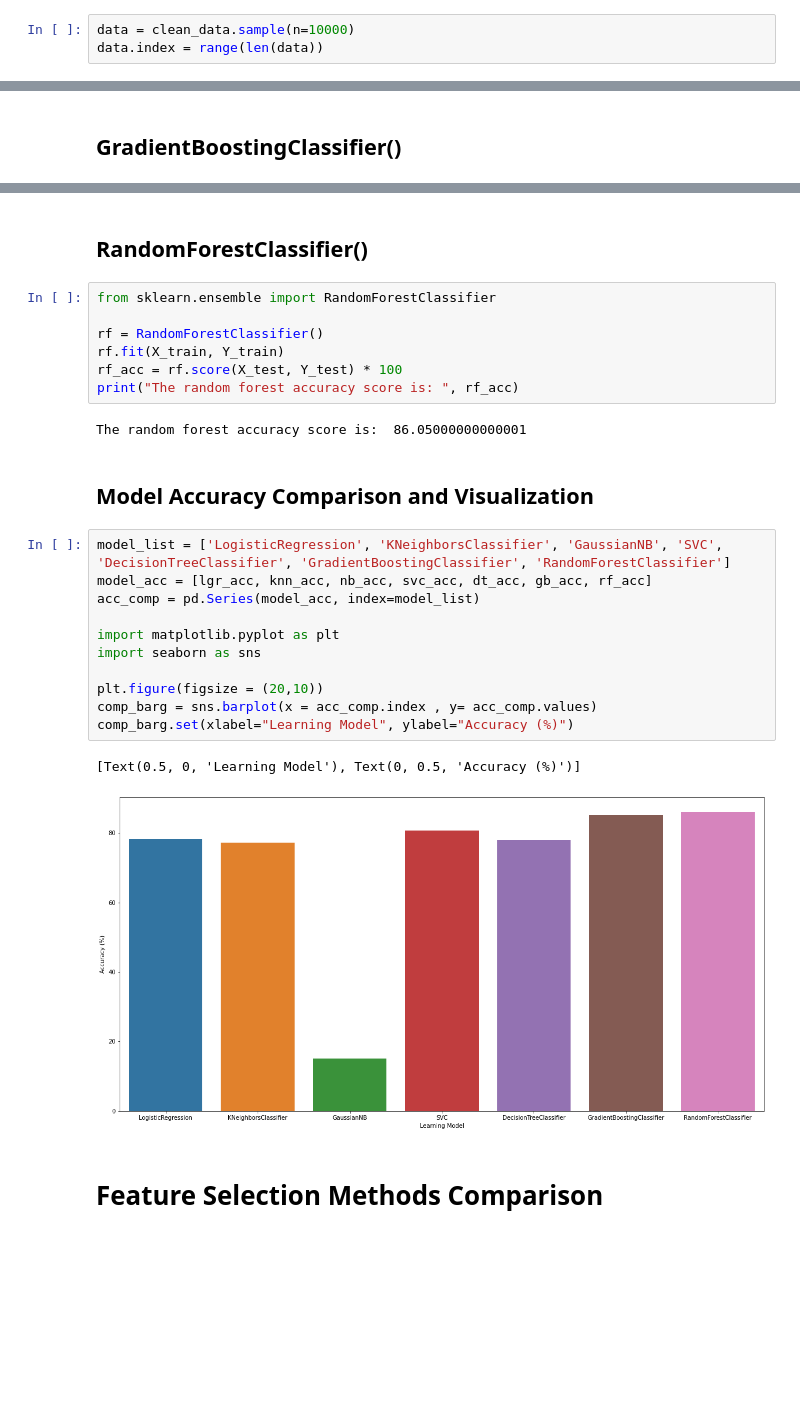
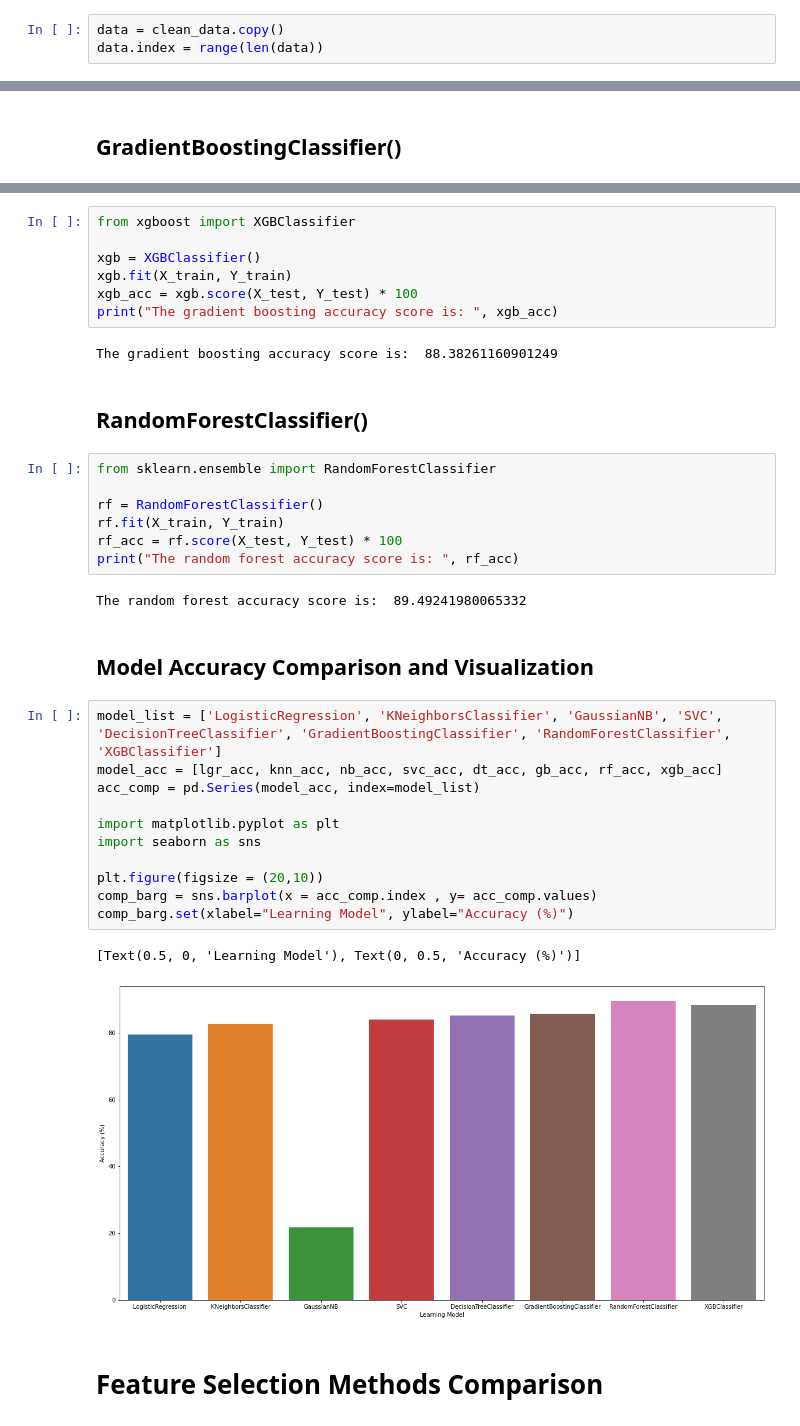
Before and after one commit to ajaivasudeve/jupyter_notebooks, a Jupyter notebook: hotel_booking/hotel_booking.ipynb, the cells around one changed output, grey strips where cells are left out. Saved outputs shown, nothing was run; the diff lists cells and outputs as text; blank space fills up the shorter version.

Commit message:
hotel_booking: add XGBClassifier and remove sampling
Signed-off-by: ajaivasudeve <ajaivasudeve@gmail.com>

```diff
--- a/hotel_booking/hotel_booking.ipynb
+++ b/hotel_booking/hotel_booking.ipynb
@@ -78,5 +78,5 @@ clean_data['company'].fillna(value=0, inplace=True)
 # %%
-data = clean_data.sample(n=10000)
+data = clean_data.copy()
 data.index = range(len(data))
 # %% [markdown]
 ### Convert month name to month number
@@ -358,3 +360,12 @@ The gradient boosting accuracy score is:  85.2
+# %%
+from xgboost import XGBClassifier
+
+xgb = XGBClassifier()
+xgb.fit(X_train, Y_train)
+xgb_acc = xgb.score(X_test, Y_test) * 100
+print("The gradient boosting accuracy score is: ", xgb_acc)
+# %% [output]
+The gradient boosting accuracy score is:  88.38261160901249
 # %% [markdown]
 ## RandomForestClassifier()
 # %%
@@ -365,23 +376,23 @@ rf.fit(X_train, Y_train)
 rf_acc = rf.score(X_test, Y_test) * 100
 print("The random forest accuracy score is: ", rf_acc)
 # %% [output]
-The random forest accuracy score is:  86.05000000000001
+The random forest accuracy score is:  89.49241980065332
 # %% [markdown]
 ## Model Accuracy Comparison and Visualization
 # %%
-model_list = ['LogisticRegression', 'KNeighborsClassifier', 'GaussianNB', 'SVC', 'DecisionTreeClassifier', 'GradientBoostingClassifier', 'RandomForestClassifier']
-model_acc = [lgr_acc, knn_acc, nb_acc, svc_acc, dt_acc, gb_acc, rf_acc]
+model_list = ['LogisticRegression', 'KNeighborsClassifier', 'GaussianNB', 'SVC', 'DecisionTreeClassifier', 'GradientBoostingClassifier', 'RandomForestClassifier', 'XGBClassifier']
+model_acc = [lgr_acc, knn_acc, nb_acc, svc_acc, dt_acc, gb_acc, rf_acc, xgb_acc]
 acc_comp = pd.Series(model_acc, index=model_list)
 
 import matplotlib.pyplot as plt
 import seaborn as sns
 
 plt.figure(figsize = (20,10))
 comp_barg = sns.barplot(x = acc_comp.index , y= acc_comp.values)
 comp_barg.set(xlabel="Learning Model", ylabel="Accuracy (%)")
 # %% [output]
 [Text(0.5, 0, 'Learning Model'), Text(0, 0.5, 'Accuracy (%)')]
-[figure, old version]
+[figure, new version]
 # %% [markdown]
 # Feature Selection Methods Comparison
 # %% [markdown]
```
Also changed, not shown: parts of 21 cells of this notebook.
